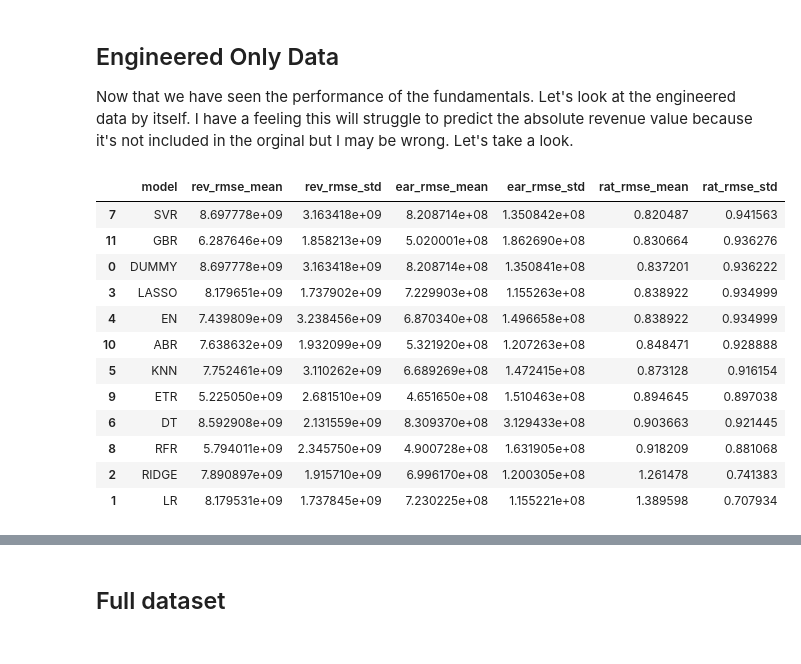
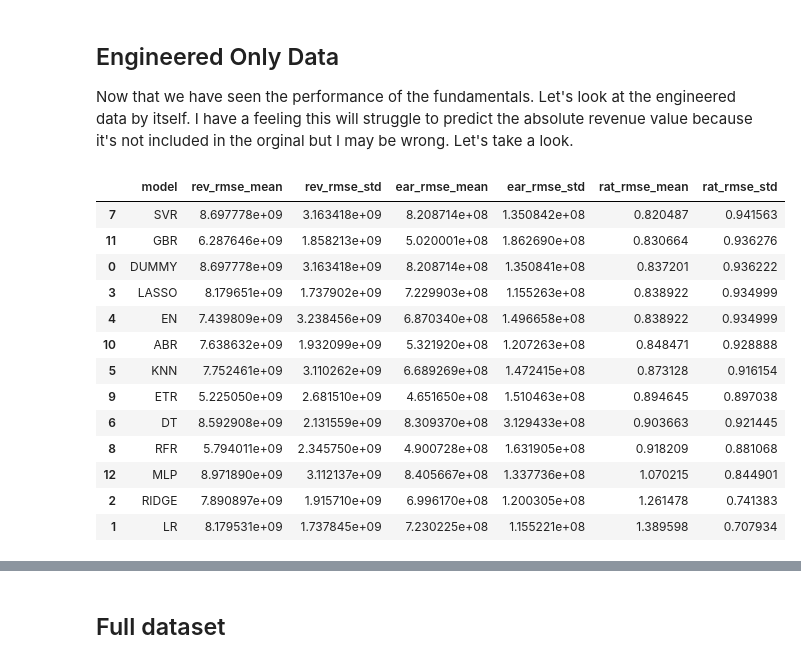
Before and after one commit to tmacpherson6/machine_learning_in_fundamental_valuations, a Jupyter notebook: Notebooks/Thomas/9 - Baseline Supervised Learning Models.ipynb, the cells around one changed output, grey strips where cells are left out. Cells and saved outputs as stored; diff of their text form; code cells hidden in the pictures.

```diff
--- a/Notebooks/Thomas/9 - Baseline Supervised Learning Models.ipynb
+++ b/Notebooks/Thomas/9 - Baseline Supervised Learning Models.ipynb
@@ -324,6 +324,7 @@ models = [
     ('ETR', ExtraTreesRegressor(random_state=random_state)),
     ('ABR', AdaBoostRegressor(random_state=random_state)),
     ('GBR', GradientBoostingRegressor(random_state=random_state)),
+    ('MLP', MLPRegressor(random_state=random_state))
 ]
 
 # preprocessing
@@ -421,6 +423,7 @@ models = [
     ('ETR', ExtraTreesRegressor(random_state=random_state)),
     ('ABR', AdaBoostRegressor(random_state=random_state)),
     ('GBR', GradientBoostingRegressor(random_state=random_state)),
+    ('MLP', MLPRegressor(random_state=random_state))
 ]
 
 # preprocessing
@@ -585,6 +589,7 @@ models = [
     ('ETR', ExtraTreesRegressor(random_state=random_state)),
     ('ABR', AdaBoostRegressor(random_state=random_state)),
     ('GBR', GradientBoostingRegressor(random_state=random_state)),
+    ('MLP', MLPRegressor(random_state=random_state))
 ]
 
 # preprocessing
@@ -610,33 +615,34 @@ for name, model in models:
     rmse_marg = -cross_val_score(pipe, X_eng, y4_margin, cv=cv, scoring=scorer, n_jobs=-1)
     names.append(name)
     kfold_results_rev.append(rmse_rev)
     kfold_results_ear.append(rmse_ear)
     kfold_results_rat.append(rmse_rat)
     kfold_results_marg.append(rmse_marg)
 
 # optional: summary
 summary = pd.DataFrame({
     'model': names,
     'rev_rmse_mean': [r.mean() for r in kfold_results_rev],
     'rev_rmse_std':  [r.std()  for r in kfold_results_rev],
     'ear_rmse_mean': [r.mean() for r in kfold_results_ear],
     'ear_rmse_std':  [r.std()  for r in kfold_results_ear],
     'rat_rmse_mean': [r.mean() for r in kfold_results_rat],
     'rat_rmse_std': [r.std() for r in kfold_results_rat],
 }).sort_values('rat_rmse_mean')
 summary
 # %% [output]
 |  | model | rev_rmse_mean | rev_rmse_std | ear_rmse_mean | ear_rmse_std | rat_rmse_mean | rat_rmse_std |
 | 7 | SVR | 8.697778e+09 | 3.163418e+09 | 8.208714e+08 | 1.350842e+08 | 0.820487 | 0.941563 |
 | 11 | GBR | 6.287646e+09 | 1.858213e+09 | 5.020001e+08 | 1.862690e+08 | 0.830664 | 0.936276 |
 | 0 | DUMMY | 8.697778e+09 | 3.163418e+09 | 8.208714e+08 | 1.350841e+08 | 0.837201 | 0.936222 |
 | 3 | LASSO | 8.179651e+09 | 1.737902e+09 | 7.229903e+08 | 1.155263e+08 | 0.838922 | 0.934999 |
 | 4 | EN | 7.439809e+09 | 3.238456e+09 | 6.870340e+08 | 1.496658e+08 | 0.838922 | 0.934999 |
 | 10 | ABR | 7.638632e+09 | 1.932099e+09 | 5.321920e+08 | 1.207263e+08 | 0.848471 | 0.928888 |
 | 5 | KNN | 7.752461e+09 | 3.110262e+09 | 6.689269e+08 | 1.472415e+08 | 0.873128 | 0.916154 |
 | 9 | ETR | 5.225050e+09 | 2.681510e+09 | 4.651650e+08 | 1.510463e+08 | 0.894645 | 0.897038 |
 | 6 | DT | 8.592908e+09 | 2.131559e+09 | 8.309370e+08 | 3.129433e+08 | 0.903663 | 0.921445 |
 | 8 | RFR | 5.794011e+09 | 2.345750e+09 | 4.900728e+08 | 1.631905e+08 | 0.918209 | 0.881068 |
+| 12 | MLP | 8.971890e+09 | 3.112137e+09 | 8.405667e+08 | 1.337736e+08 | 1.070215 | 0.844901 |
 | 2 | RIDGE | 7.890897e+09 | 1.915710e+09 | 6.996170e+08 | 1.200305e+08 | 1.261478 | 0.741383 |
 | 1 | LR | 8.179531e+09 | 1.737845e+09 | 7.230225e+08 | 1.155221e+08 | 1.389598 | 0.707934 |
 # %%
```
Also changed, not shown: parts of 9 cells of this notebook.
